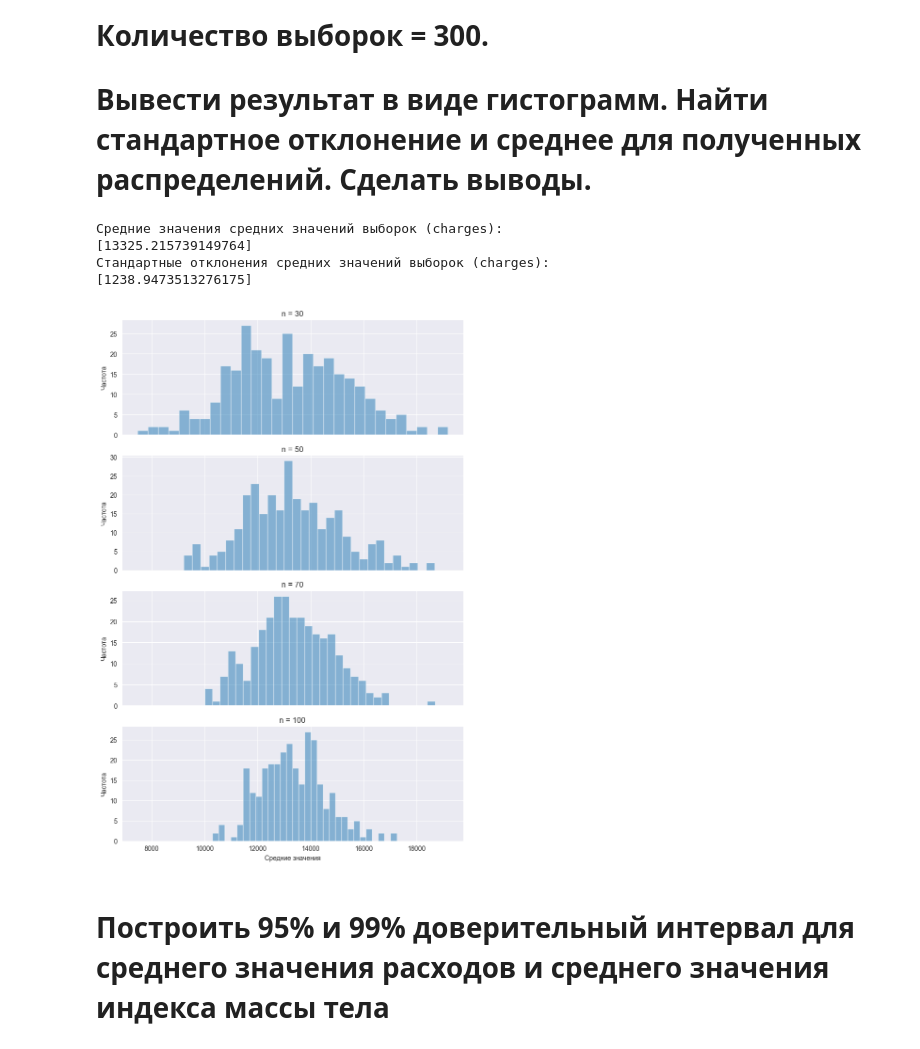
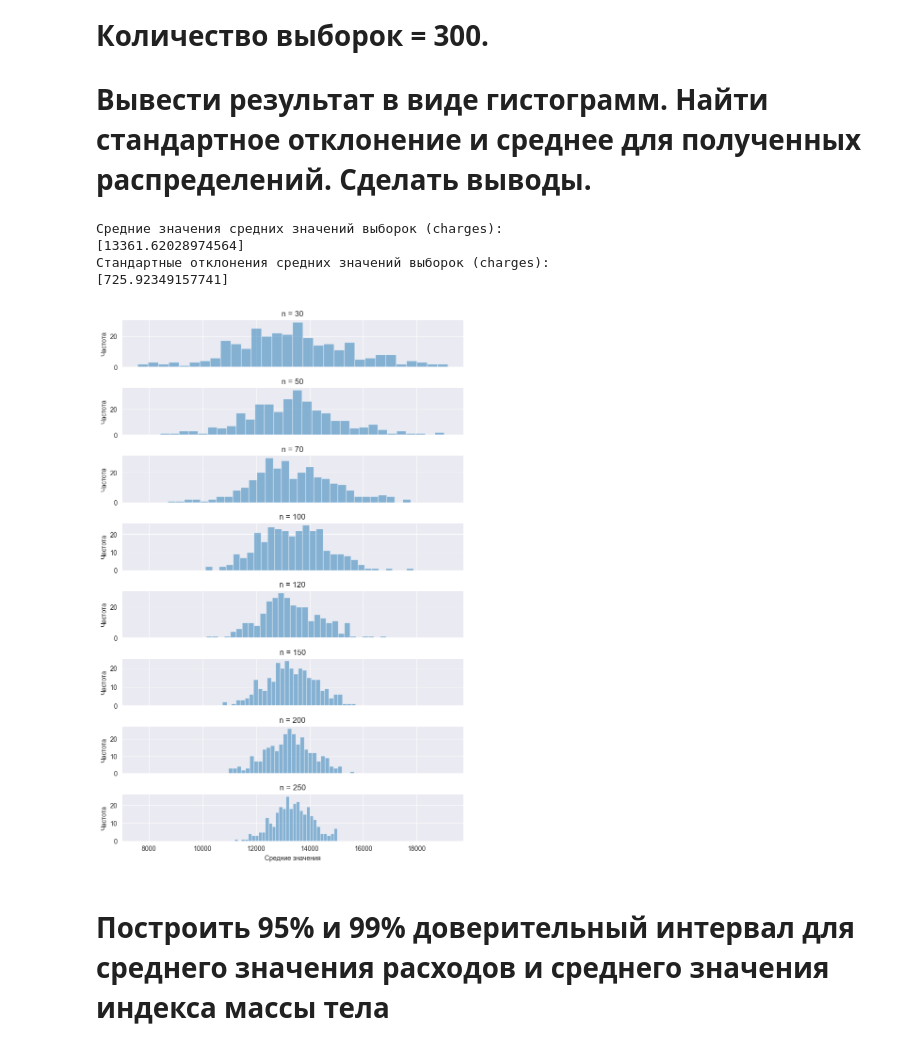
Before and after one commit to FilippYV/Big_Data_analysis_technologies_and_tools, a Jupyter notebook: Practical_work/Pr_3.ipynb, the cells around one changed output. Cells and saved outputs as stored; diff of their text form; code cells hidden in the pictures.

```diff
--- a/Practical_work/Pr_3.ipynb
+++ b/Practical_work/Pr_3.ipynb
@@ -148,42 +147,40 @@ TypeError: scatter() missing 1 required positional argument: 'y'
 # Использовать различные длины выборок n. Количество выборок = 300.
 # Вывести результат в виде гистограмм. Найти стандартное отклонение и среднее для полученных распределений. Сделать выводы.
 # %%
-selected_feature = 'charges'
-
 num_samples = 300
 
-sample_sizes = [30, 50, 70, 100]
+sample_sizes = [30, 50, 70, 100, 120, 150, 200, 250]
 
 fig, axes = plt.subplots(len(sample_sizes), 1, figsize=(8, 12), sharex=True)
 
 for i, n in enumerate(sample_sizes):
     sample_means = []
     for _ in range(num_samples):
-        sample = np.random.choice(data[selected_feature], size=n, replace=True)
+        sample = np.random.choice(data['charges'], size=n, replace=True)
         sample_mean = np.mean(sample)
         sample_means.append(sample_mean)
     axes[i].hist(sample_means, bins=30, alpha=0.5)
     axes[i].set_title(f'n = {n}')
     axes[i].set_ylabel('Частота')
 
 plt.xlabel('Средние значения')
 
 means = [np.mean(sample_means[i:i + num_samples]) for i in range(0, len(sample_means), num_samples)]
 stds = [np.std(sample_means[i:i + num_samples]) for i in range(0, len(sample_means), num_samples)]
 
-print(f"Средние значения средних значений выборок ({selected_feature}):")
+print(f"Средние значения средних значений выборок (charges):")
 print(means)
-print(f"Стандартные отклонения средних значений выборок ({selected_feature}):")
+print(f"Стандартные отклонения средних значений выборок charges):")
 print(stds)
 
 plt.tight_layout()
 plt.show()
 # %% [output]
 Средние значения средних значений выборок (charges):
-[13325.215739149764]
+[13361.62028974564]
 Стандартные отклонения средних значений выборок (charges):
-[1238.9473513276175]
+[725.92349157741]
-[figure, old version]
+[figure, new version]
 # %% [markdown]
 # Построить 95% и 99% доверительный интервал для среднего значения расходов и среднего значения индекса массы тела
 # %%
```
Also changed, not shown: parts of 13 cells of this notebook, 1 other file.
